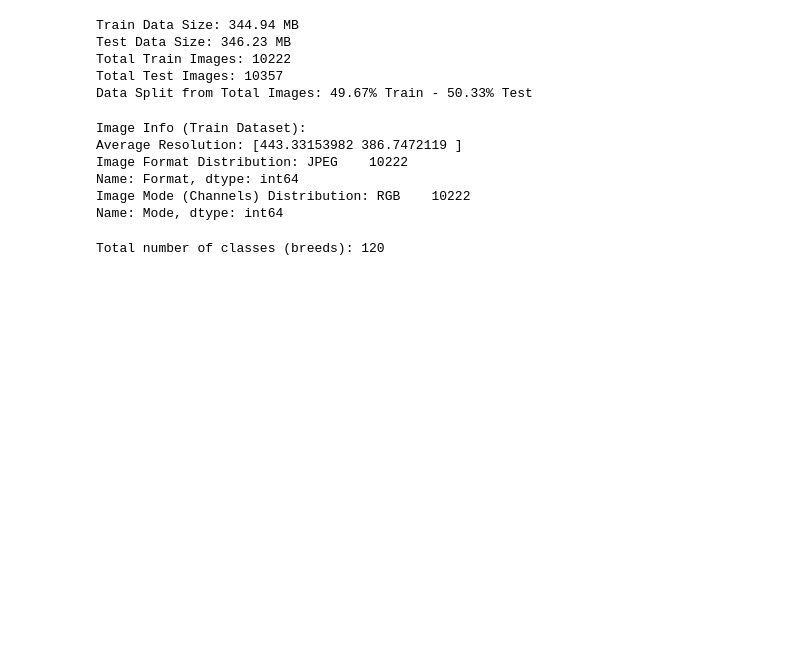
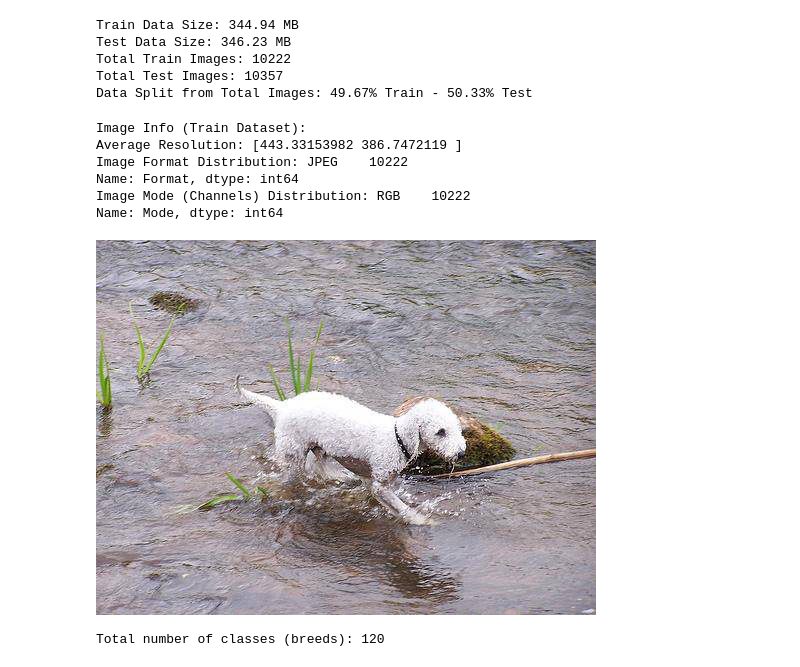
Before and after one commit to taed2-2425q1-gced-upc/TAED2_Mates, a Jupyter notebook: notebooks/dataset_exploration.ipynb, the cells around one changed output. Saved outputs shown, nothing was run; the diff lists cells and outputs as text; code cells hidden in the pictures; blank space fills up the shorter version.

Commit message:
Add example image

```diff
--- a/notebooks/dataset_exploration.ipynb
+++ b/notebooks/dataset_exploration.ipynb
@@ -81,6 +81,13 @@ Image Format Distribution: JPEG    10222
 Name: Format, dtype: int64
 Image Mode (Channels) Distribution: RGB    10222
 Name: Mode, dtype: int64
+# %%
+files = os.listdir(RAW_TRAIN_DATA)
+files = [RAW_TRAIN_DATA + f for f in files]
+
+Image.open(files[5])
+# %% [output]
+[figure, added]
 # %%
 labels_path = RAW_DATA + 'labels.csv'
 labels_df = pd.read_csv(labels_path)
```
